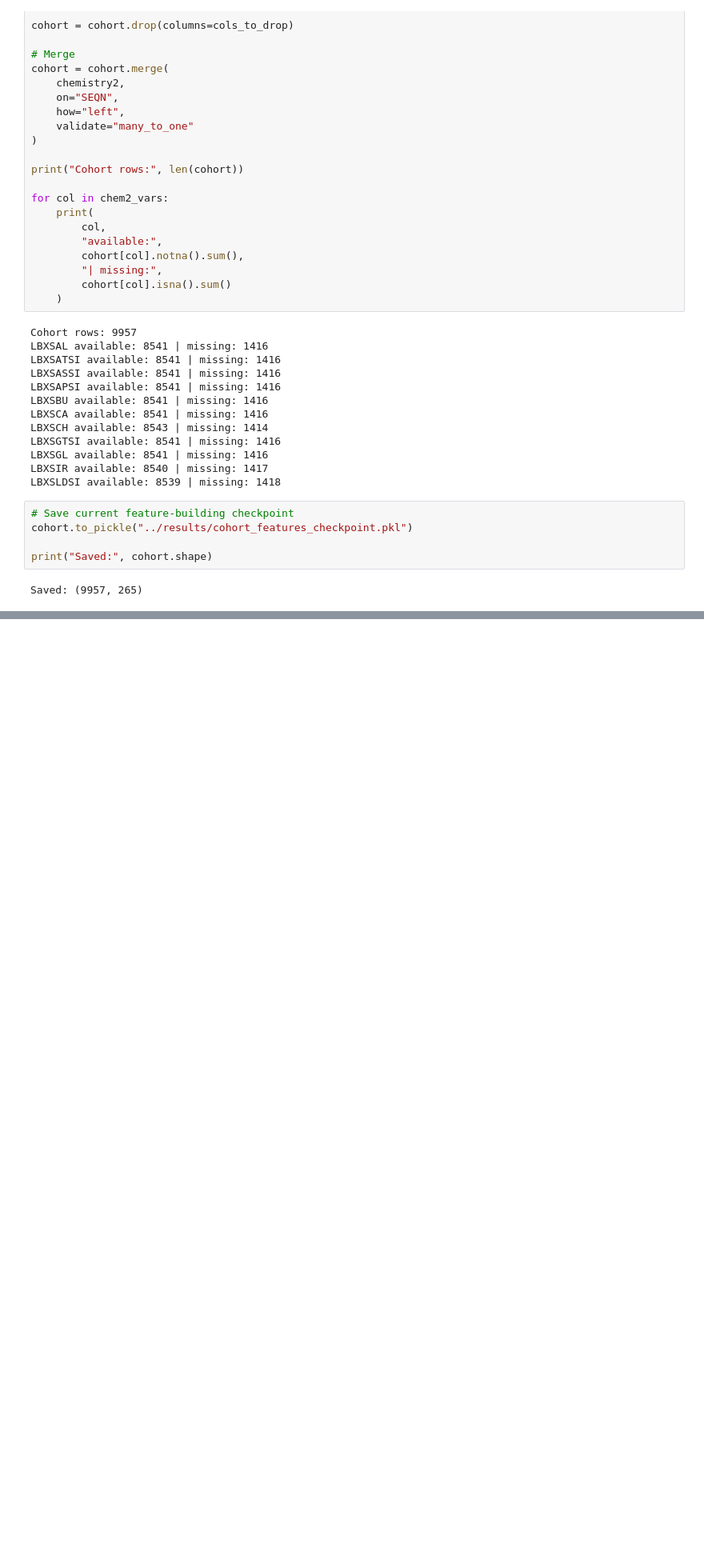
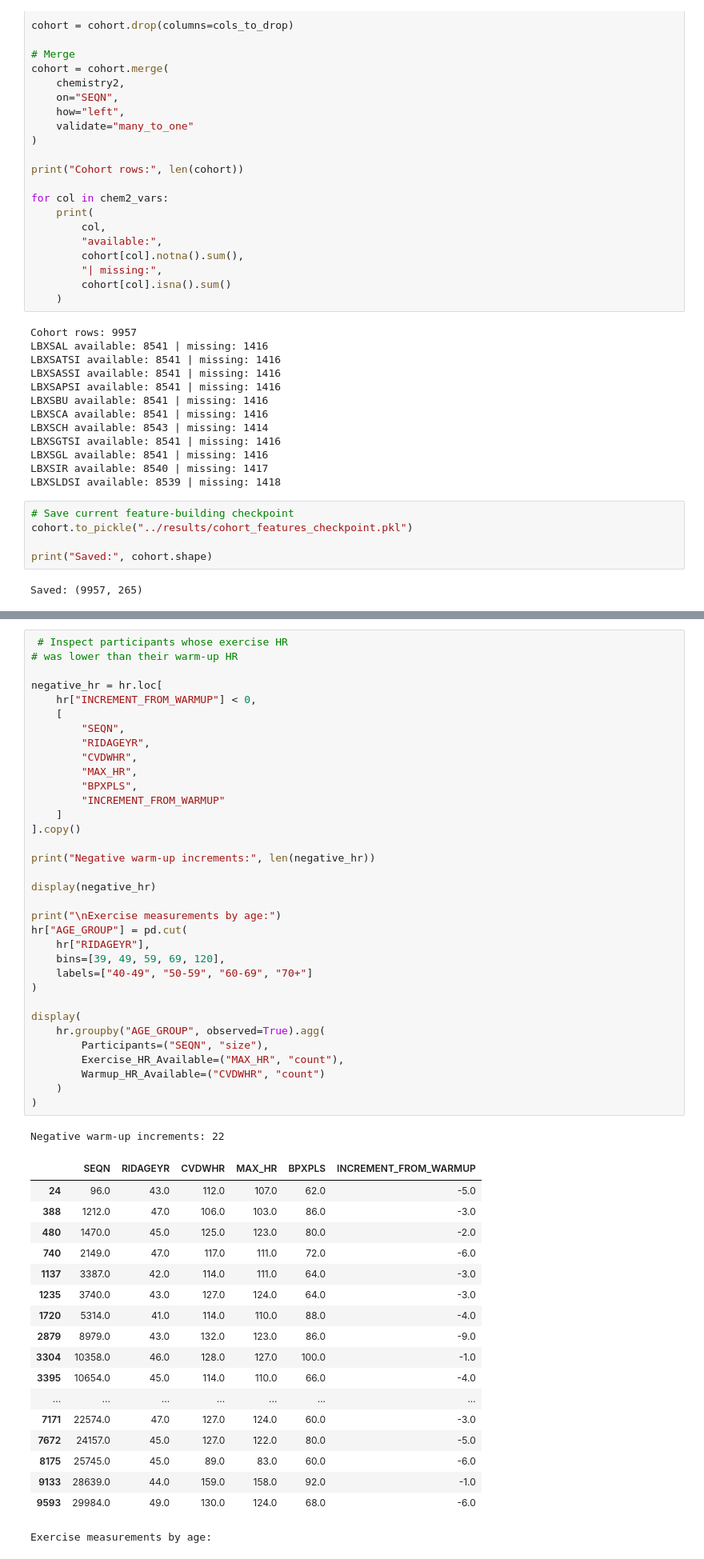
Before and after one commit to Evode-Manirahari/nhanes-cardiovascular-ml, a Jupyter notebook: notebooks/02_build_features.ipynb, the cells around one changed output, grey strips where cells are left out. Shown at 80% size. Saved outputs shown, nothing was run; the diff lists cells and outputs as text; blank space fills up the shorter version.

```diff
--- a/notebooks/02_build_features.ipynb
+++ b/notebooks/02_build_features.ipynb
@@ -3882,0 +6170,54 @@ Saved: (9957, 265)
+# %%
+ # Inspect participants whose exercise HR
+# was lower than their warm-up HR
+
+negative_hr = hr.loc[
+    hr["INCREMENT_FROM_WARMUP"] < 0,
+    [
+        "SEQN",
+        "RIDAGEYR",
+        "CVDWHR",
+        "MAX_HR",
+        "BPXPLS",
+        "INCREMENT_FROM_WARMUP"
+    ]
+].copy()
+
+print("Negative warm-up increments:", len(negative_hr))
+
+display(negative_hr)
+
+print("\nExercise measurements by age:")
+hr["AGE_GROUP"] = pd.cut(
+    hr["RIDAGEYR"],
+    bins=[39, 49, 59, 69, 120],
+    labels=["40-49", "50-59", "60-69", "70+"]
+)
+
+display(
+    hr.groupby("AGE_GROUP", observed=True).agg(
+        Participants=("SEQN", "size"),
+        Exercise_HR_Available=("MAX_HR", "count"),
+        Warmup_HR_Available=("CVDWHR", "count")
+    )
+)
+# %% [output]
+Negative warm-up increments: 22
+|  | SEQN | RIDAGEYR | CVDWHR | MAX_HR | BPXPLS | INCREMENT_FROM_WARMUP |
+| 24 | 96.0 | 43.0 | 112.0 | 107.0 | 62.0 | -5.0 |
+| 388 | 1212.0 | 47.0 | 106.0 | 103.0 | 86.0 | -3.0 |
+| 480 | 1470.0 | 45.0 | 125.0 | 123.0 | 80.0 | -2.0 |
+| 740 | 2149.0 | 47.0 | 117.0 | 111.0 | 72.0 | -6.0 |
+| 1137 | 3387.0 | 42.0 | 114.0 | 111.0 | 64.0 | -3.0 |
+| 1235 | 3740.0 | 43.0 | 127.0 | 124.0 | 64.0 | -3.0 |
+| 1720 | 5314.0 | 41.0 | 114.0 | 110.0 | 88.0 | -4.0 |
+| 2879 | 8979.0 | 43.0 | 132.0 | 123.0 | 86.0 | -9.0 |
+| 3304 | 10358.0 | 46.0 | 128.0 | 127.0 | 100.0 | -1.0 |
+| 3395 | 10654.0 | 45.0 | 114.0 | 110.0 | 66.0 | -4.0 |
+| ... | ... | ... | ... | ... | ... | ... |
+| 7171 | 22574.0 | 47.0 | 127.0 | 124.0 | 60.0 | -3.0 |
+| 7672 | 24157.0 | 45.0 | 127.0 | 122.0 | 80.0 | -5.0 |
+| 8175 | 25745.0 | 45.0 | 89.0 | 83.0 | 60.0 | -6.0 |
+| 9133 | 28639.0 | 44.0 | 159.0 | 158.0 | 92.0 | -1.0 |
+| 9593 | 29984.0 | 49.0 | 130.0 | 124.0 | 68.0 | -6.0 |
+Exercise measurements by age:
```
Also changed, not shown: parts of 27 cells of this notebook, 1 other file.
